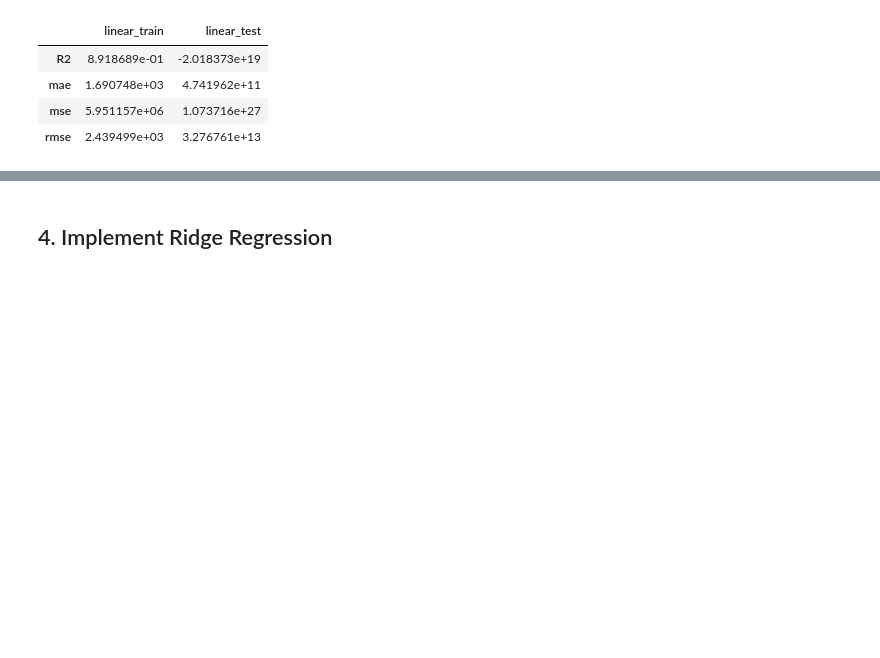
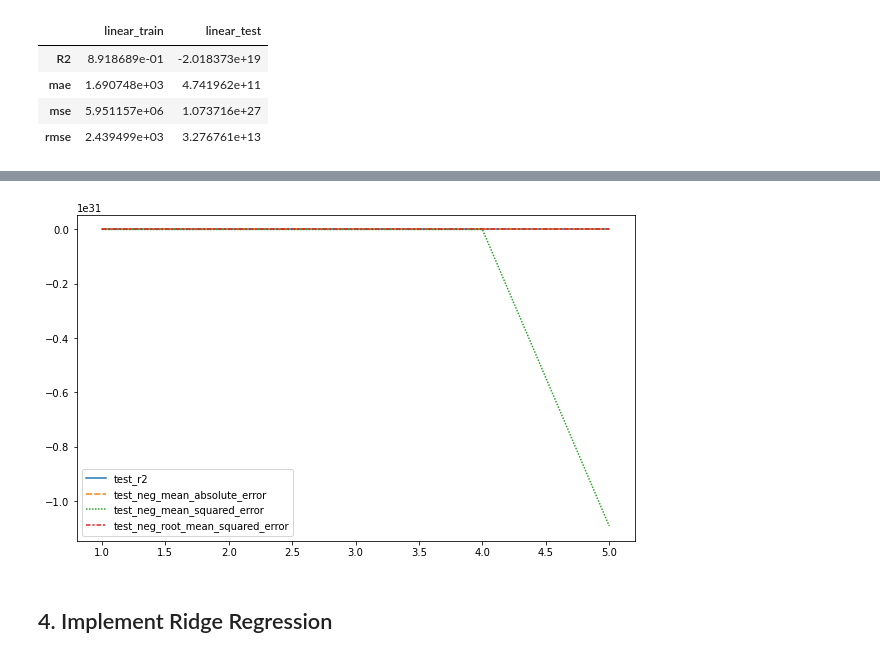
Before and after one commit to yasir5008/DS_-_ITF_Just_Working_Directory, a Jupyter notebook: ML/assignments/modeling_auto_scout_Student_.ipynb, the cells around one changed output, grey strips where cells are left out. Saved outputs shown, nothing was run; the diff lists cells and outputs as text; code cells hidden in the pictures; blank space fills up the shorter version.

```diff
--- a/ML/assignments/modeling_auto_scout_Student_.ipynb
+++ b/ML/assignments/modeling_auto_scout_Student_.ipynb
@@ -163,0 +187,3 @@ ls
+# %%
+scores = cross_validate(model, X_train_scaled, y_train, scoring = ['r2', 'neg_mean_absolute_error','neg_mean_squared_error', \
+                                                            'neg_root_mean_squared_error'], cv = 5)
@@ -163,0 +212,3 @@ ls
+# %%
+scores = pd.DataFrame(scores, index=range(1,6))
+scores.iloc[:, 2:].mean()
@@ -164,3 +229,7 @@ ls
+# %%
+sns.lineplot(data = scores.iloc[:,2:]);
+# %% [output]
+[figure, added]
 # %% [markdown]
 ## 4. Implement Ridge Regression
 # %% [markdown]
```
Also changed, not shown: parts of 8 cells of this notebook.
